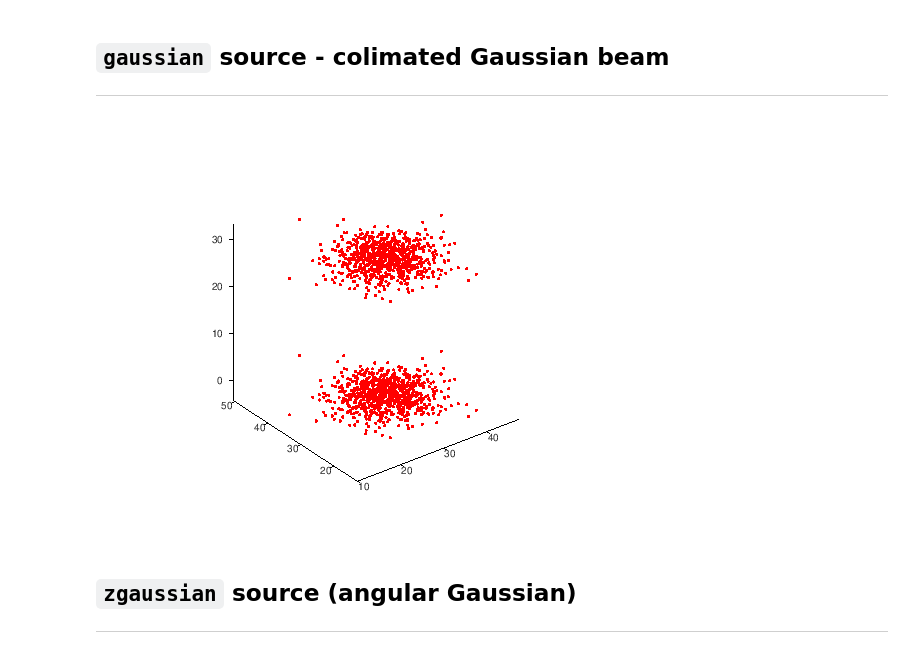
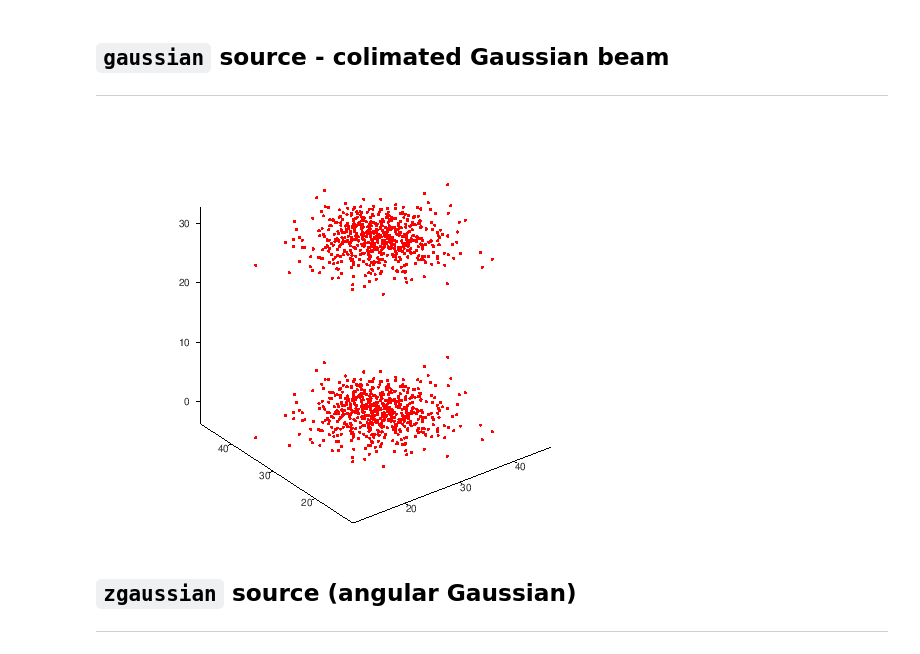
Before and after one commit to fangq/mcx, a Jupyter notebook: mcxlab/tutorials/mcxlab_getting_started.ipynb, the cells around one changed output. Saved outputs shown, nothing was run; the diff lists cells and outputs as text; code cells hidden in the pictures.

Commit message:
use svg vector graphs in mcxlab tutorial

```diff
--- a/mcxlab/tutorials/mcxlab_getting_started.ipynb
+++ b/mcxlab/tutorials/mcxlab_getting_started.ipynb
@@ -689,10 +693,11 @@ cfg.srcdir=[0,0,1];
 # %%
 %%octave
 title('colimated Gaussan beam source')
-sortedlines=mcxplotphotons(traj, 'color','b', 'linestyle', 'none', 'markeredgecolor', 'r');
+sortedlines=mcxplotphotons(traj, 'color','b', 'linestyle', 'none', 'markersize', 6, 'markeredgecolor', 'r');
 axis equal
+set(gca, 'position', [0 0 1 1]);
 # %% [output]
-[figure, old version]
+[figure, new version]
 # %% [markdown]
 ## `zgaussian` source (angular Gaussian)
 
```
Also changed, not shown: parts of 14 cells of this notebook.
